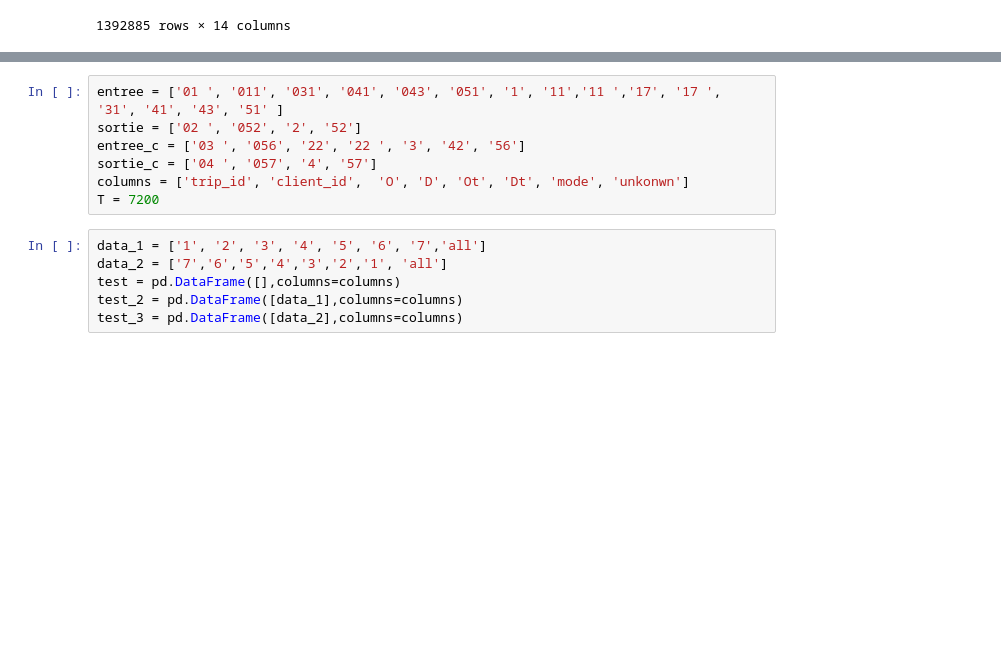
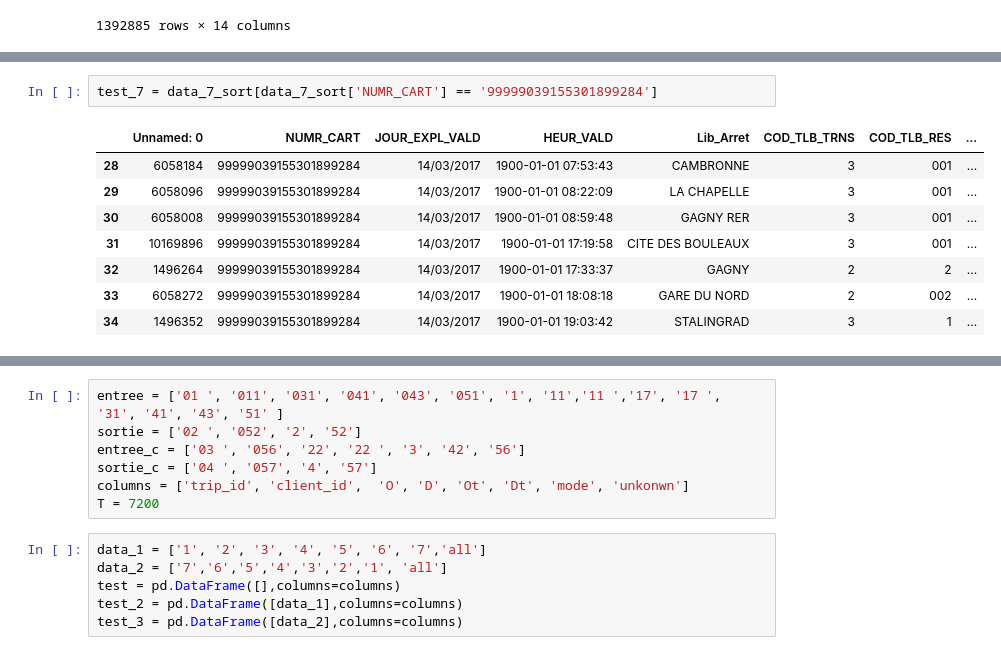
Before and after one commit to Leoyao87820984/Handle_AFC_data, a Jupyter notebook: Trip_prediction.ipynb, the cells around one changed output, grey strips where cells are left out. Saved outputs shown, nothing was run; the diff lists cells and outputs as text; blank space fills up the shorter version.

```diff
--- a/Trip_prediction.ipynb
+++ b/Trip_prediction.ipynb
@@ -43 +72,12 @@ data_3_sort
+# %%
+test_7 = data_7_sort[data_7_sort['NUMR_CART'] == '99999039155301899284']
+# %% [output]
+|  | Unnamed: 0 | NUMR_CART | JOUR_EXPL_VALD | HEUR_VALD | Lib_Arret | COD_TLB_TRNS | COD_TLB_RES | ... |
+| 28 | 6058184 | 99999039155301899284 | 14/03/2017 | 1900-01-01 07:53:43 | CAMBRONNE | 3 | 001 | ... |
+| 29 | 6058096 | 99999039155301899284 | 14/03/2017 | 1900-01-01 08:22:09 | LA CHAPELLE | 3 | 001 | ... |
+| 30 | 6058008 | 99999039155301899284 | 14/03/2017 | 1900-01-01 08:59:48 | GAGNY RER | 3 | 001 | ... |
+| 31 | 10169896 | 99999039155301899284 | 14/03/2017 | 1900-01-01 17:19:58 | CITE DES BOULEAUX | 3 | 001 | ... |
+| 32 | 1496264 | 99999039155301899284 | 14/03/2017 | 1900-01-01 17:33:37 | GAGNY | 2 | 2 | ... |
+| 33 | 6058272 | 99999039155301899284 | 14/03/2017 | 1900-01-01 18:08:18 | GARE DU NORD | 2 | 002 | ... |
+| 34 | 1496352 | 99999039155301899284 | 14/03/2017 | 1900-01-01 19:03:42 | STALINGRAD | 3 | 1 | ... |
 # %%
```
Also changed, not shown: parts of 14 cells of this notebook, 5 other files.
